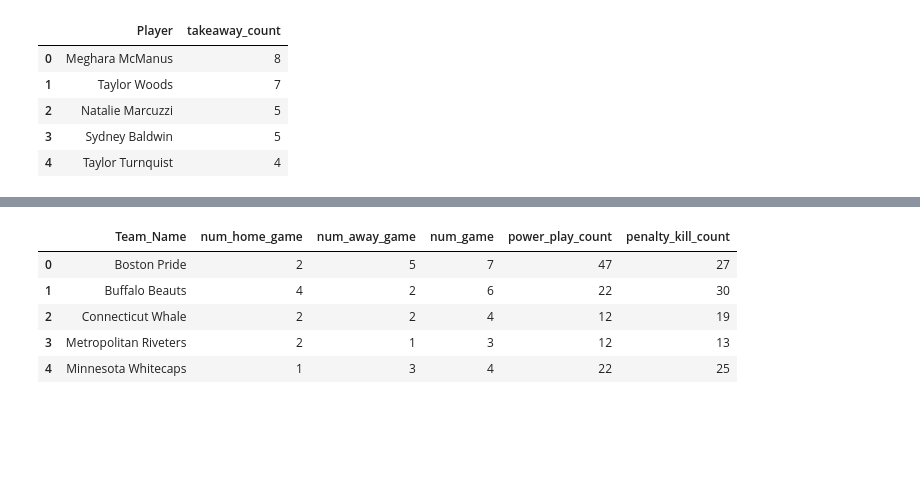
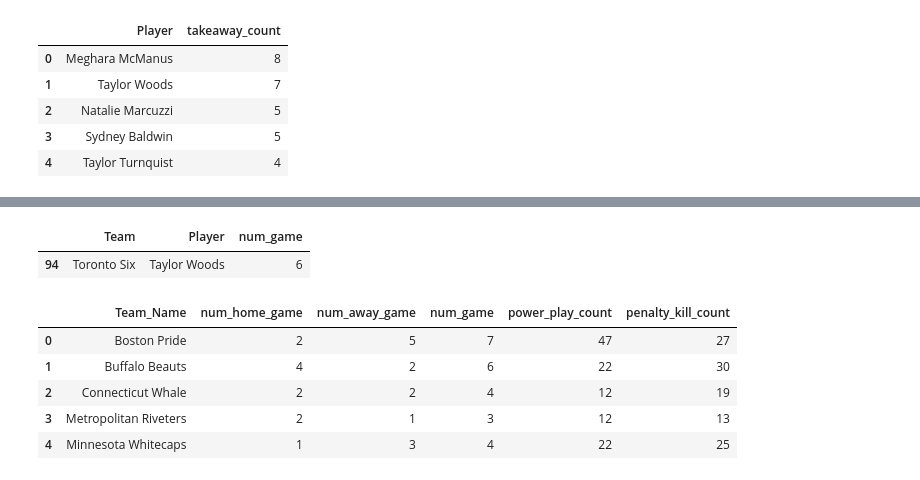
Before and after one commit to tassadaryl/Team-Orange-Rotman-2022Datathon, a Jupyter notebook: specialists.ipynb, the cells around one changed output, grey strips where cells are left out. Saved outputs shown, nothing was run; the diff lists cells and outputs as text; code cells hidden in the pictures; blank space fills up the shorter version.

```diff
--- a/specialists.ipynb
+++ b/specialists.ipynb
@@ -171,4 +171,9 @@ df_player_info.head()
 | 4 | Minnesota Whitecaps | Stephanie Anderson | 4 |
+# %%
+df_player_info.query("Player == 'Taylor Woods'")
+# %% [output]
+|  | Team | Player | num_game |
+| 94 | Toronto Six | Taylor Woods | 6 |
 # %%
 df_team_info.head()
 # %% [output]
```
Also changed, not shown: parts of 5 cells of this notebook, 2 other files.
